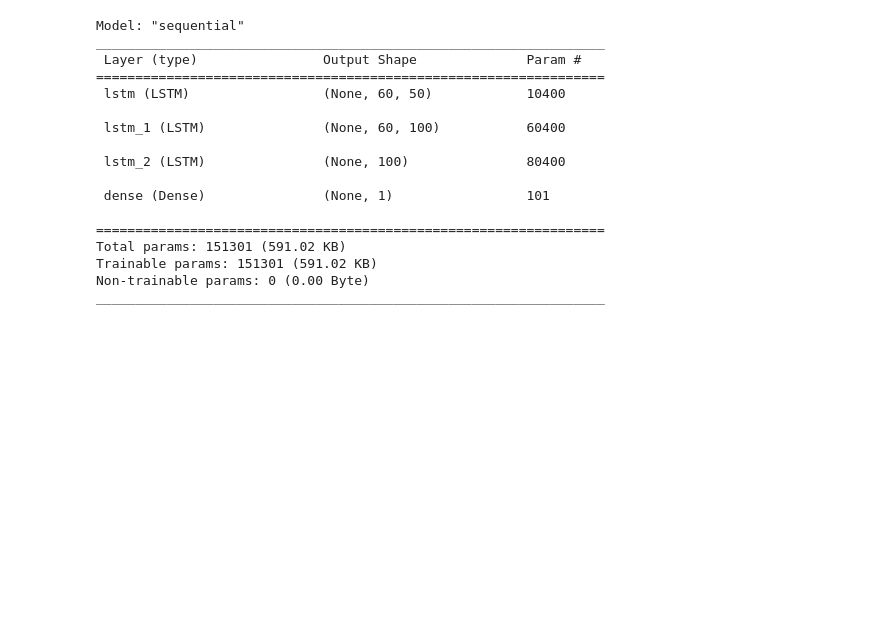
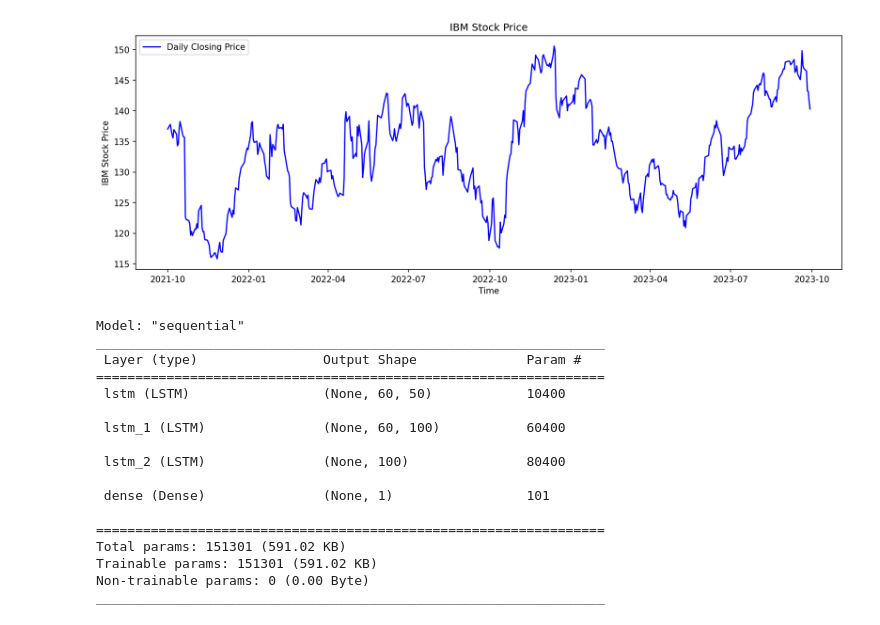
Before and after one commit to bksat90/StockPrediction, a Jupyter notebook: StockPrediction.ipynb, the cells around one changed output. Saved outputs shown, nothing was run; the diff lists cells and outputs as text; code cells hidden in the pictures; blank space fills up the shorter version.

```diff
--- a/StockPrediction.ipynb
+++ b/StockPrediction.ipynb
@@ -33,5 +33,16 @@ data.head()
 # %%
 # seperate the close data which will be used for prediction
 close_data = data['Close'].values.reshape(-1,1)
+# %%
+# Plot the close data
+plt.figure(figsize=(15,5), dpi=150)
+plt.plot(data.index, data['Close'], color='blue', label='Daily Closing Price')
+plt.title(f'IBM Stock Price')
+plt.xlabel('Time')
+plt.ylabel('IBM Stock Price')
+plt.legend()
+plt.show()
+# %% [output]
+[figure, added]
 # %%
 # preprocessing - rescaling the data
```
Also changed, not shown: parts of 9 cells of this notebook.
